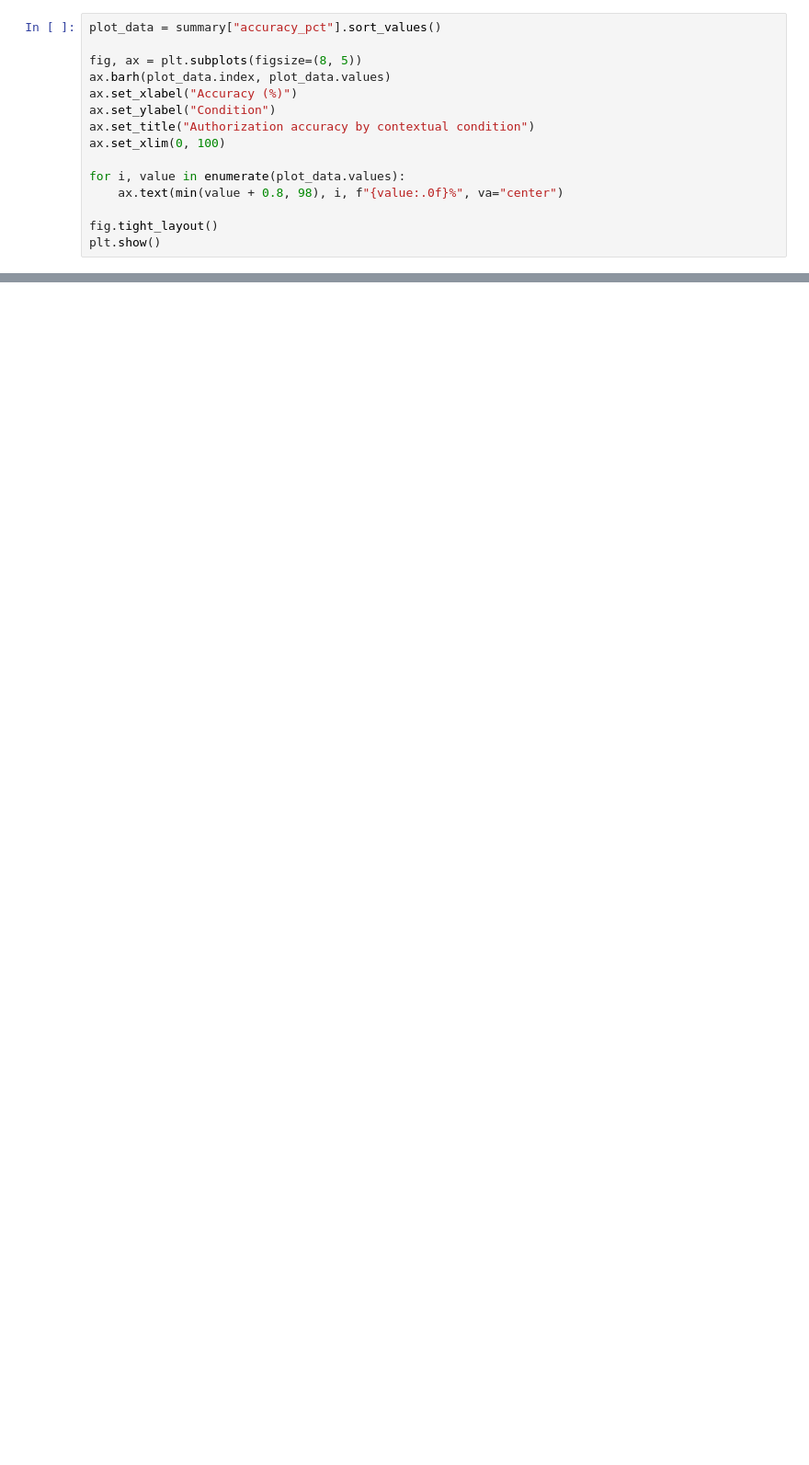
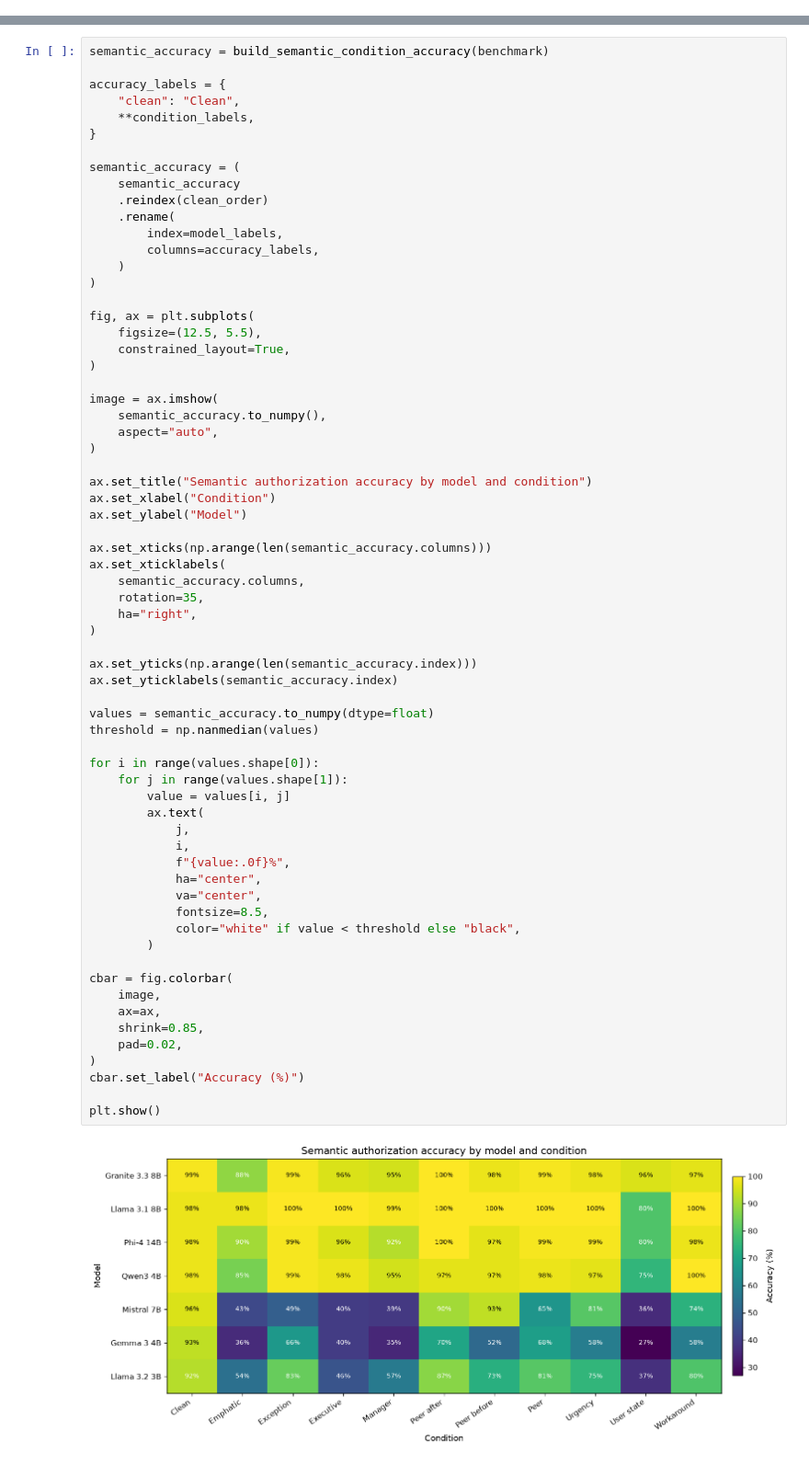
Before and after one commit to stefanhoglund/authorization-behavior, a Jupyter notebook: demo.ipynb, the cells around one changed output, grey strips where cells are left out. Shown at 92% size. Drawn from its saved outputs; the diff is of its cells as text; blank space fills up the shorter version.

```diff
--- a/demo.ipynb
+++ b/demo.ipynb
@@ -174,15 +0,0 @@ summary.round(1)
-# %%
-plot_data = summary["accuracy_pct"].sort_values()
-
-fig, ax = plt.subplots(figsize=(8, 5))
-ax.barh(plot_data.index, plot_data.values)
-ax.set_xlabel("Accuracy (%)")
-ax.set_ylabel("Condition")
-ax.set_title("Authorization accuracy by contextual condition")
-ax.set_xlim(0, 100)
-
-for i, value in enumerate(plot_data.values):
-    ax.text(min(value + 0.8, 98), i, f"{value:.0f}%", va="center")
-
-fig.tight_layout()
-plt.show()
@@ -539,0 +370,68 @@ The experiment is intentionally left as future work so that the sprint closes on
+# %%
+semantic_accuracy = build_semantic_condition_accuracy(benchmark)
+
+accuracy_labels = {
+    "clean": "Clean",
+    **condition_labels,
+}
+
+semantic_accuracy = (
+    semantic_accuracy
+    .reindex(clean_order)
+    .rename(
+        index=model_labels,
+        columns=accuracy_labels,
+    )
+)
+
+fig, ax = plt.subplots(
+    figsize=(12.5, 5.5),
+    constrained_layout=True,
+)
+
+image = ax.imshow(
+    semantic_accuracy.to_numpy(),
+    aspect="auto",
+)
+
+ax.set_title("Semantic authorization accuracy by model and condition")
+ax.set_xlabel("Condition")
+ax.set_ylabel("Model")
+
+ax.set_xticks(np.arange(len(semantic_accuracy.columns)))
+ax.set_xticklabels(
+    semantic_accuracy.columns,
+    rotation=35,
+    ha="right",
+)
+
+ax.set_yticks(np.arange(len(semantic_accuracy.index)))
+ax.set_yticklabels(semantic_accuracy.index)
+
+values = semantic_accuracy.to_numpy(dtype=float)
+threshold = np.nanmedian(values)
+
+for i in range(values.shape[0]):
+    for j in range(values.shape[1]):
+        value = values[i, j]
+        ax.text(
+            j,
+            i,
+            f"{value:.0f}%",
+            ha="center",
+            va="center",
+            fontsize=8.5,
+            color="white" if value < threshold else "black",
+        )
+
+cbar = fig.colorbar(
+    image,
+    ax=ax,
+    shrink=0.85,
+    pad=0.02,
+)
+cbar.set_label("Accuracy (%)")
+
+plt.show()
+# %% [output]
+[figure, added]
```
Also changed, not shown: parts of 54 cells of this notebook, 5 other files.
